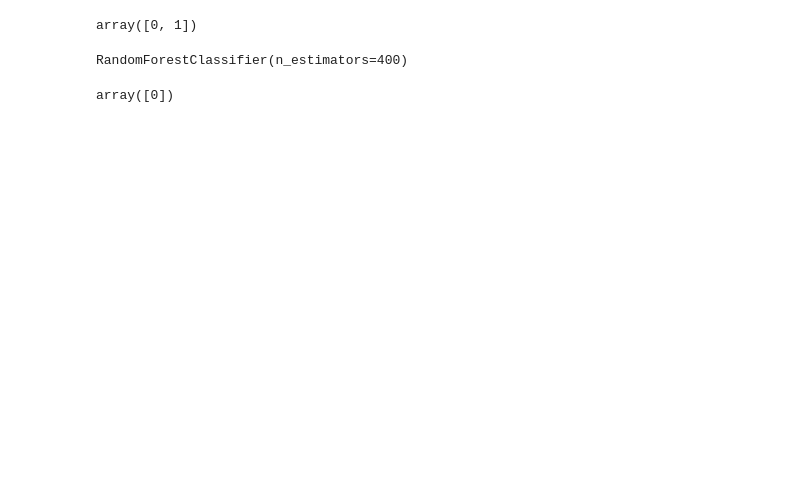
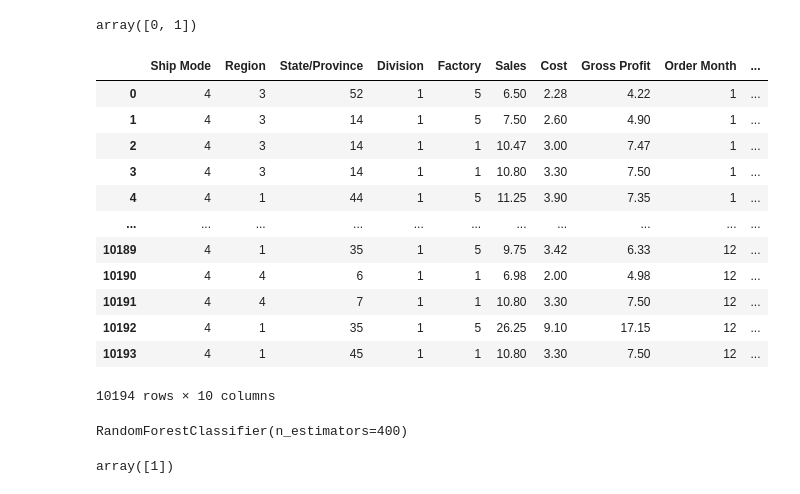
Before and after one commit to AymanKhan2244/Factory-to-CustomerShippingRouteEfficiencyAnalysis, a Jupyter notebook: shipping-dashboard/notebook_for_ML_model_training.ipynb, the cells around one changed output. Drawn from its saved outputs; the diff is of its cells as text; code cells hidden in the pictures; blank space fills up the shorter version.

```diff
--- a/shipping-dashboard/notebook_for_ML_model_training.ipynb
+++ b/shipping-dashboard/notebook_for_ML_model_training.ipynb
@@ -185,6 +184,22 @@ def  encoder_for_factory(values):
         return 5
 # %%
 new_df["Factory"] = new_df["Factory"].apply(encoder_for_factory)
+# %%
+new_df
+# %% [output]
+|  | Ship Mode | Region | State/Province | Division | Factory | Sales | Cost | Gross Profit | Order Month | ... |
+| 0 | 4 | 3 | 52 | 1 | 5 | 6.50 | 2.28 | 4.22 | 1 | ... |
+| 1 | 4 | 3 | 14 | 1 | 5 | 7.50 | 2.60 | 4.90 | 1 | ... |
+| 2 | 4 | 3 | 14 | 1 | 1 | 10.47 | 3.00 | 7.47 | 1 | ... |
+| 3 | 4 | 3 | 14 | 1 | 1 | 10.80 | 3.30 | 7.50 | 1 | ... |
+| 4 | 4 | 1 | 44 | 1 | 5 | 11.25 | 3.90 | 7.35 | 1 | ... |
+| ... | ... | ... | ... | ... | ... | ... | ... | ... | ... | ... |
+| 10189 | 4 | 1 | 35 | 1 | 5 | 9.75 | 3.42 | 6.33 | 12 | ... |
+| 10190 | 4 | 4 | 6 | 1 | 1 | 6.98 | 2.00 | 4.98 | 12 | ... |
+| 10191 | 4 | 4 | 7 | 1 | 1 | 10.80 | 3.30 | 7.50 | 12 | ... |
+| 10192 | 4 | 1 | 35 | 1 | 5 | 26.25 | 9.10 | 17.15 | 12 | ... |
+| 10193 | 4 | 1 | 45 | 1 | 1 | 10.80 | 3.30 | 7.50 | 12 | ... |
+10194 rows × 10 columns
 # %%
 X = new_df.drop("Delayed",axis="columns")
 y = new_df.Delayed
@@ -202,9 +217,9 @@ rf.fit(X_train,y_train)
 # %% [output]
 RandomForestClassifier(n_estimators=400)
 # %%
-rf.predict([["4","4","52","1","5","6.50",	"6.50"	,"2.28"	,"4.22"	,"1"]])
+rf.predict([["4","4","52","1","5","6.50","2.28"	,"4.22"	,"1"]])
 # %% [output]
-array([0])
+array([1])
 # %%
 rf.score(X_test,y_test)
 # %% [output]
```
Also changed, not shown: parts of 10 cells of this notebook, 6 other files.
